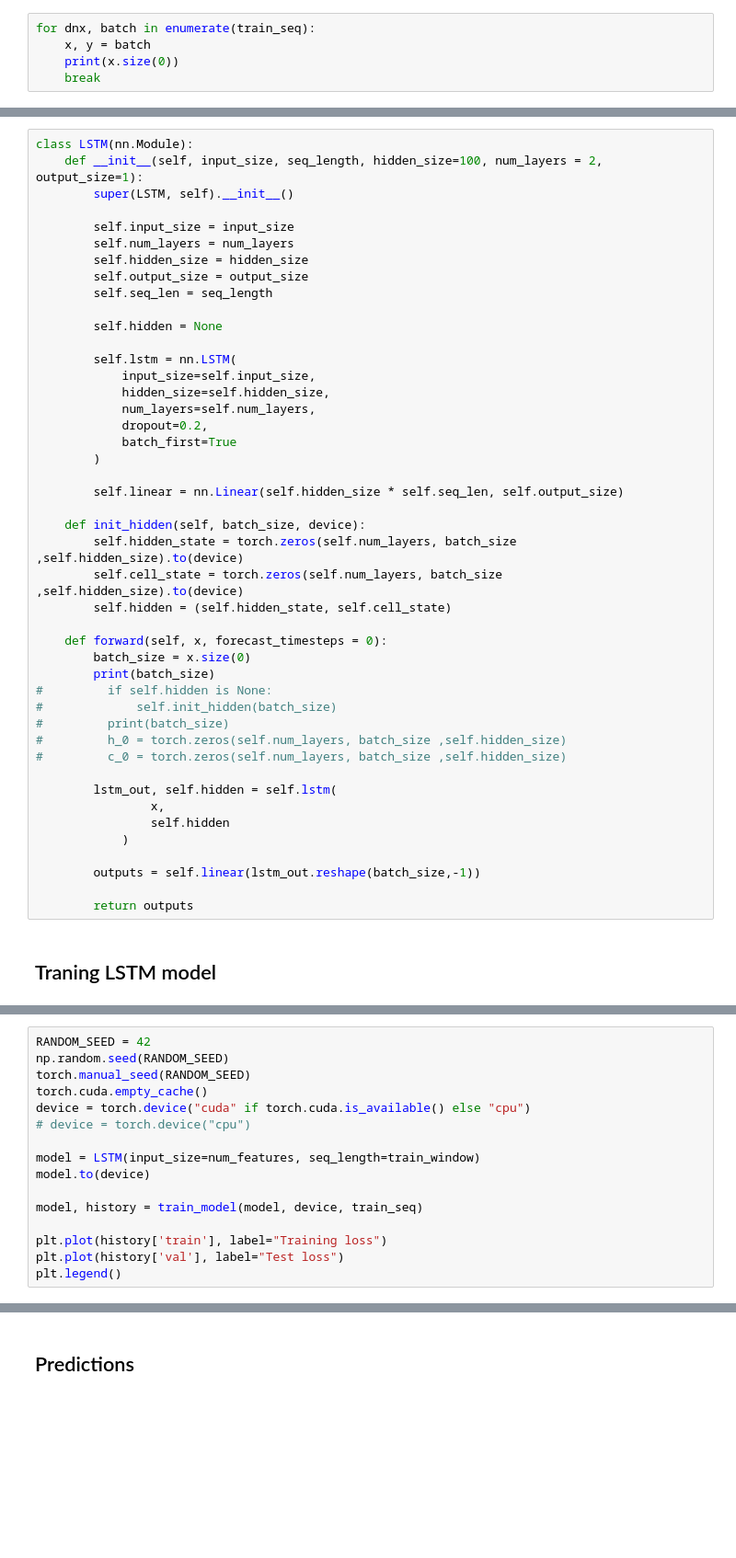
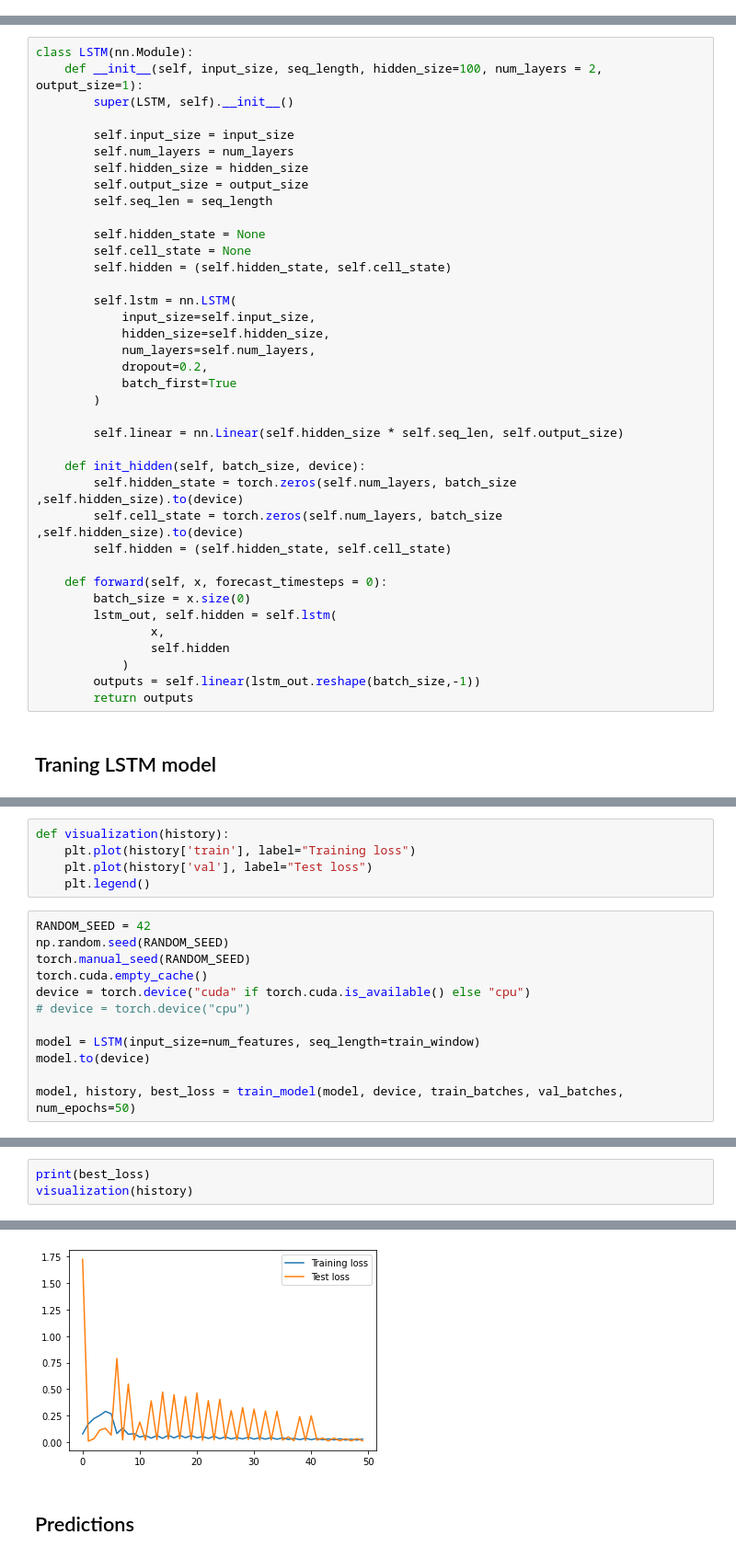
Before and after one commit to brijow/foobar-gamestop, a Jupyter notebook: notebooks/scratchboard.ipynb, the cells around one changed output, grey strips where cells are left out. Shown at 92% size. Drawn from its saved outputs; the diff is of its cells as text; blank space fills up the shorter version.

```diff
--- a/notebooks/scratchboard.ipynb
+++ b/notebooks/scratchboard.ipynb
@@ -176,5 +176,0 @@ datetime_target = target_datetime_list[train_window+prediction_horizon:]
-# %%
-for dnx, batch in enumerate(train_seq):
-    x, y = batch
-    print(x.size(0))
-    break
@@ -193,7 +187,9 @@ class LSTM(nn.Module):
         self.output_size = output_size
         self.seq_len = seq_length
 
-        self.hidden = None
+        self.hidden_state = None
+        self.cell_state = None
+        self.hidden = (self.hidden_state, self.cell_state)
 
         self.lstm = nn.LSTM(
             input_size=self.input_size,
@@ -212,20 +208,11 @@ class LSTM(nn.Module):
 
     def forward(self, x, forecast_timesteps = 0):
         batch_size = x.size(0)
-        print(batch_size)
-#         if self.hidden is None:
-#             self.init_hidden(batch_size)
-#         print(batch_size)
-#         h_0 = torch.zeros(self.num_layers, batch_size ,self.hidden_size)
-#         c_0 = torch.zeros(self.num_layers, batch_size ,self.hidden_size)
-
         lstm_out, self.hidden = self.lstm(
                 x,
                 self.hidden
             )
-
         outputs = self.linear(lstm_out.reshape(batch_size,-1))
-
         return outputs
 # %% [markdown]
 ## Traning LSTM model
@@ -287,3 +273,8 @@ def train_model(model, device, train_seq, val_seq=None, num_epochs=200):
+# %%
+def visualization(history):
+    plt.plot(history['train'], label="Training loss")
+    plt.plot(history['val'], label="Test loss")
+    plt.legend()
 # %%
 RANDOM_SEED = 42
 np.random.seed(RANDOM_SEED)
@@ -295,9 +286,5 @@ device = torch.device("cuda" if torch.cuda.is_available() else "cpu")
 model = LSTM(input_size=num_features, seq_length=train_window)
 model.to(device)
 
-model, history = train_model(model, device, train_seq)
-
-plt.plot(history['train'], label="Training loss")
-plt.plot(history['val'], label="Test loss")
-plt.legend()
+model, history, best_loss = train_model(model, device, train_batches, val_batches, num_epochs=50)
 # %% [output]
@@ -321,0 +308,4 @@ KeyboardInterrupt:
+# %%
+print(best_loss)
+visualization(history)
+# %% [output]
@@ -322,3 +313,4 @@ KeyboardInterrupt:
+[figure, added]
 # %% [markdown]
 ## Predictions
 # %%
```
Also changed, not shown: parts of 17 cells of this notebook, 1 other file.
